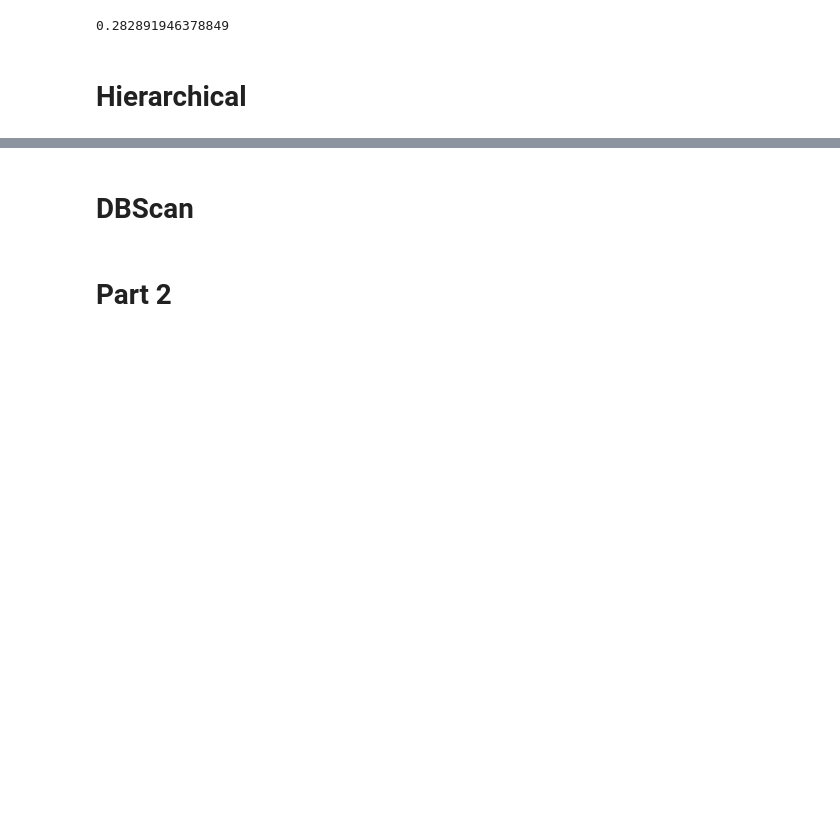
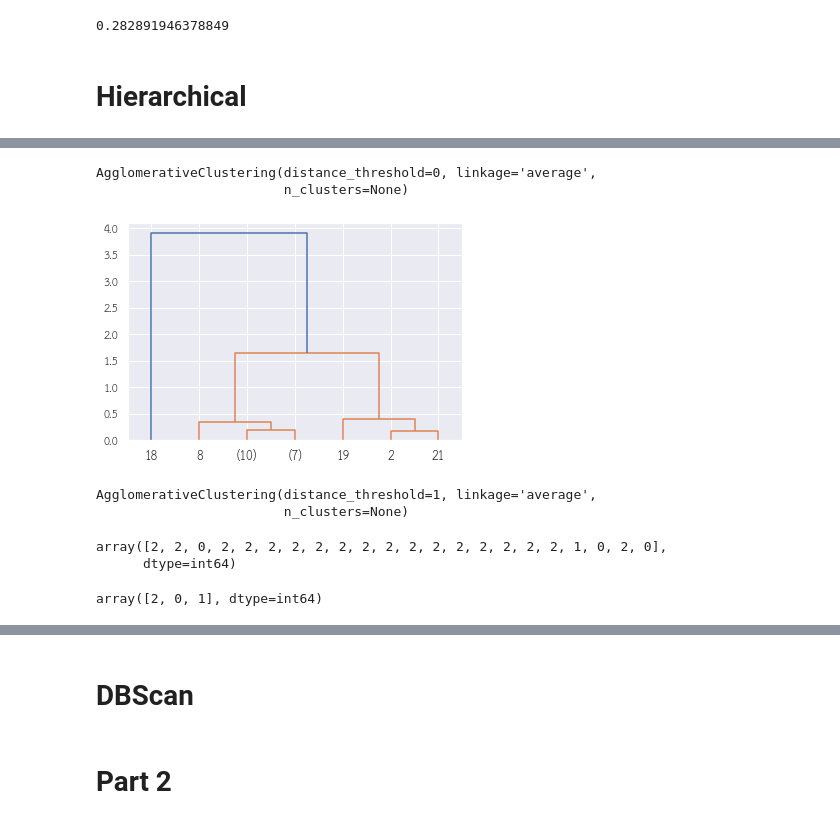
Before and after one commit to pant411/Assignment2_Stat_pp, a Jupyter notebook: part-cluster/cluster_analysis.ipynb, the cells around one changed output, grey strips where cells are left out. Saved outputs shown, nothing was run; the diff lists cells and outputs as text; code cells hidden in the pictures; blank space fills up the shorter version.

```diff
--- a/part-cluster/cluster_analysis.ipynb
+++ b/part-cluster/cluster_analysis.ipynb
@@ -705,0 +768,5 @@ print(metrics.davies_bouldin_score(k_mean_2564_5,kmeans_5.labels_))
+# %%
+scaler = StandardScaler()
+array_normalized = scaler.fit_transform(Hierarchical_2564_1)
+Hierarchical_2564_1_normalized = pd.DataFrame(array_normalized)
+Hierarchical_2564_1_normalized.head()
@@ -705,0 +780,38 @@ print(metrics.davies_bouldin_score(k_mean_2564_5,kmeans_5.labels_))
+# %%
+# Set up parameter values
+linkage_val = 'average'  # 'others are 'complete', 'single', 'ward'
+dist_threshold_val = 0   # Set to be zero to plot dendrogram
+nclusters_val = None     # if distance_threshold is 0, this must be None
+# %%
+model_H1=AgglomerativeClustering(linkage=linkage_val,n_clusters=nclusters_val,distance_threshold=dist_threshold_val)
+model_H1=model_H1.fit(Hierarchical_2564_1_normalized)
+model_H1
+# %% [output]
+AgglomerativeClustering(distance_threshold=0, linkage='average',
+                        n_clusters=None)
+# %%
+def plot_dendrogram(model, **kwargs):
+    # Create linkage matrix and then plot the dendrogram
+
+    # create the counts of samples under each node
+    counts = np.zeros(model.children_.shape[0])
+    n_samples = len(model.labels_)
+    for i, merge in enumerate(model.children_):
+        current_count = 0
+        for child_idx in merge:
+            if child_idx < n_samples:
+                current_count += 1  # leaf node
+            else:
+                current_count += counts[child_idx - n_samples]
+        counts[i] = current_count
+
+    linkage_matrix = np.column_stack([model.children_, model.distances_,
+                                      counts]).astype(float)
+
+    # Plot the corresponding dendrogram
+    dendrogram(linkage_matrix, **kwargs)
+# %%
+plot_dendrogram(model_H1, truncate_mode='level', p=3)
+#เลือก 3 เพราะว่าหากมากกว่านี้จะได้ค่า dist_threshold_val ต่ำกว่า 0.5
+# %% [output]
+[figure, added]
@@ -705,0 +821,18 @@ print(metrics.davies_bouldin_score(k_mean_2564_5,kmeans_5.labels_))
+# %%
+model_H1=AgglomerativeClustering(linkage=linkage_val,n_clusters=nclusters_val,distance_threshold=dist_threshold_val)
+model_H1=model_H1.fit(Hierarchical_2564_1_normalized)
+model_H1
+# %% [output]
+AgglomerativeClustering(distance_threshold=1, linkage='average',
+                        n_clusters=None)
+# %%
+labels = model_H1.labels_
+labels
+# %% [output]
+array([2, 2, 0, 2, 2, 2, 2, 2, 2, 2, 2, 2, 2, 2, 2, 2, 2, 2, 1, 0, 2, 0],
+      dtype=int64)
+# %%
+cluster_ids = pd.Series(labels).unique()
+cluster_ids
+# %% [output]
+array([2, 0, 1], dtype=int64)
```
Also changed, not shown: parts of 81 cells of this notebook.
